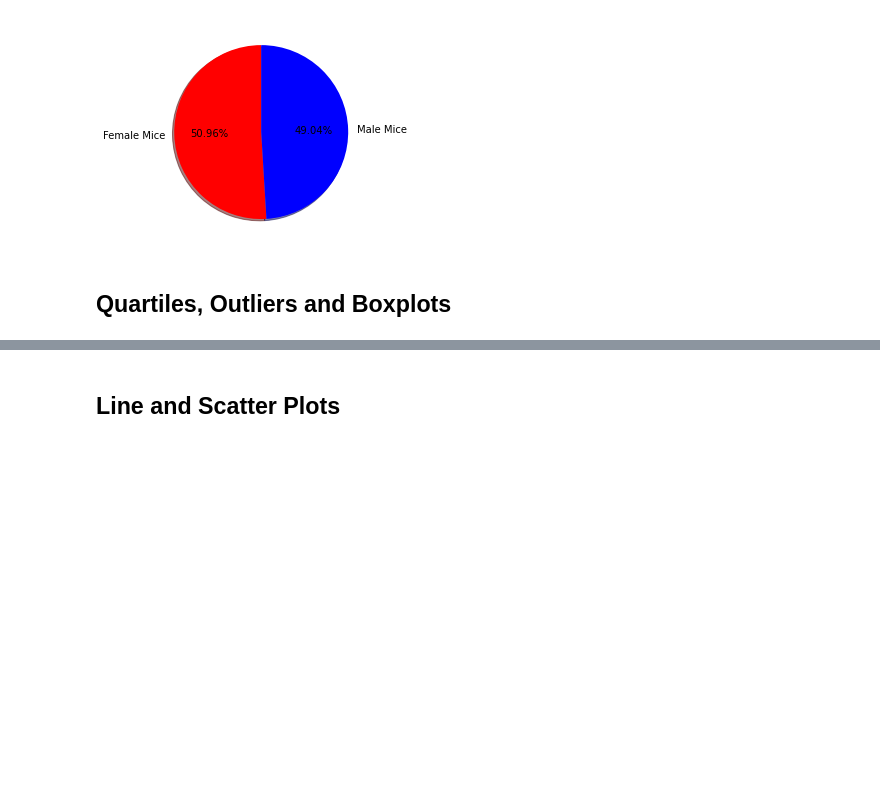
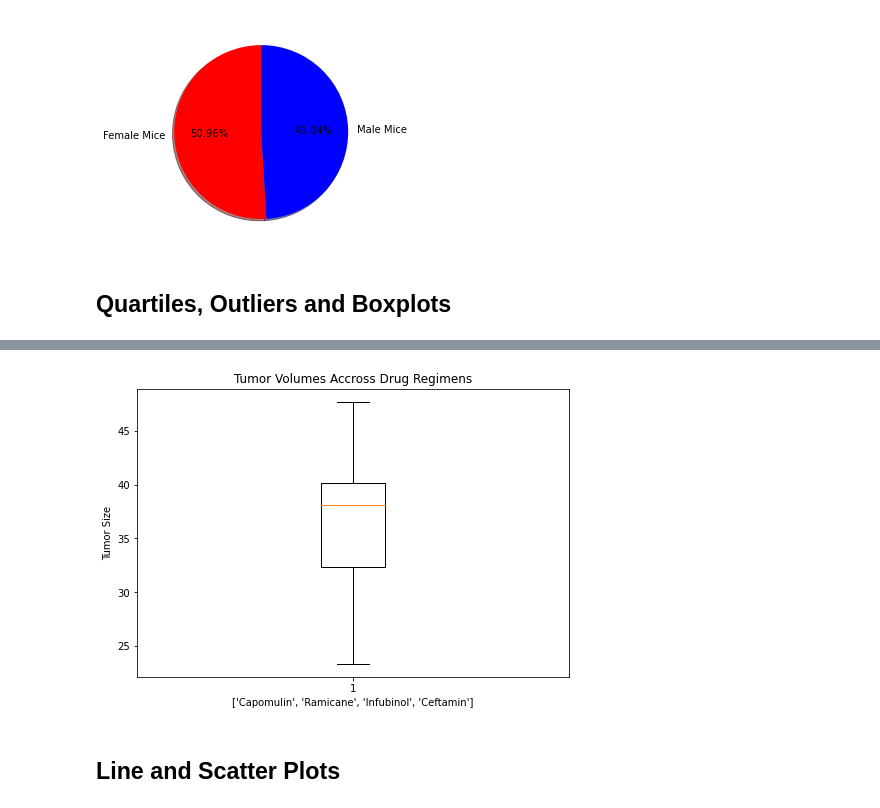
Before and after one commit to knovak574/matplotlib-homework, a Jupyter notebook: pymaceuticals_notebook.ipynb, the cells around one changed output, grey strips where cells are left out. Cells and saved outputs as stored; diff of their text form; code cells hidden in the pictures; blank space fills up the shorter version.

```diff
--- a/pymaceuticals_notebook.ipynb
+++ b/pymaceuticals_notebook.ipynb
@@ -167,6 +167,13 @@ plt.show()
 # Capomulin, Ramicane, Infubinol, and Ceftamin
 
 # Start by getting the last (greatest) timepoint for each mouse
-#last_timepoint_df = clean_full_dataset_df[clean_full_dataset_df['Timepoint']==45]
+timepoint_df = clean_full_dataset_df[["Mouse ID", "Timepoint"]]
+max_timepoint_df = timepoint_df.groupby(['Mouse ID'], as_index=False).max()
+max_timepoint_df
+# Merge this group df with the original dataframe to get the tumor volume at the last timepoint
+last_timepoint_df = pd.merge(clean_full_dataset_df, max_timepoint_df, on=['Mouse ID','Timepoint'], how='right')
+last_timepoint_df
 
-# Merge this group df with the original dataframe to get the tumor volume at the last timepoint
+four_treatments = (last_timepoint_df['Drug Regimen']=='Capomulin')|(last_timepoint_df['Drug Regimen']=='Ramicane')|(last_timepoint_df['Drug Regimen']=='Infubinol')|(last_timepoint_df['Drug Regimen']=='Ceftamin')
+four_treatment_df = last_timepoint_df.loc[four_treatments] #'Tumor Volume (mm3)']
+four_treatment_df
@@ -190,5 +312,20 @@ plt.show()
 # %%
 # Generate a box plot of the final tumor volume of each mouse across four regimens of interest
+tumor_vols = [tumor_vol_capomulin], [tumor_vol_ramicane], [tumor_vol_infubinol], [tumor_vol_ceftamin]
+
+
+fig1, ax1 = plt.subplots()
+ax1 = fig1.add_axes([0, 0, 1, 1])
+ax1.set_title('Tumor Volumes Accross Drug Regimens')
+ax1.set_ylabel('Tumor Size')
+ax1.set_xlabel(treatments)
+ax1.boxplot(tumor_vol_capomulin)
+#ax1.boxplot(tumor_vol_ramicane)
+#ax1.boxplot(tumor_vol_infubinol)
+#ax1.boxplot(tumor_vol_ceftamin)
+plt.show()
+# %% [output]
+[figure, added]
 # %% [markdown]
 ## Line and Scatter Plots
 # %%
```
Also changed, not shown: parts of 5 cells of this notebook.
